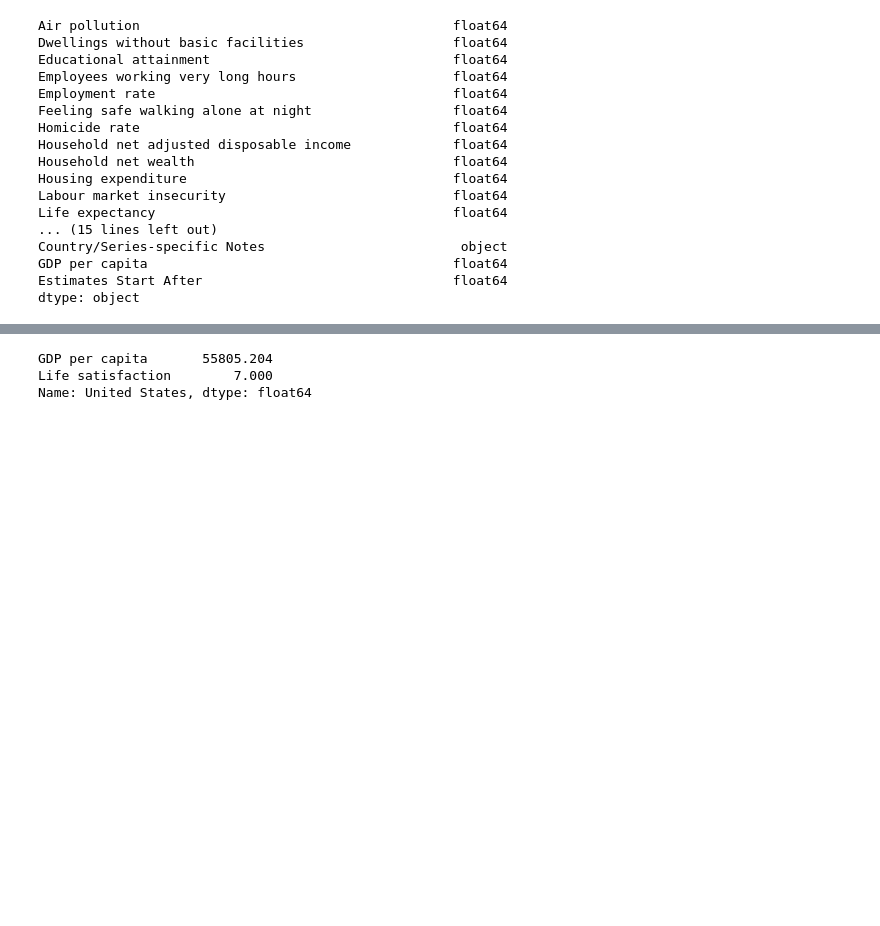
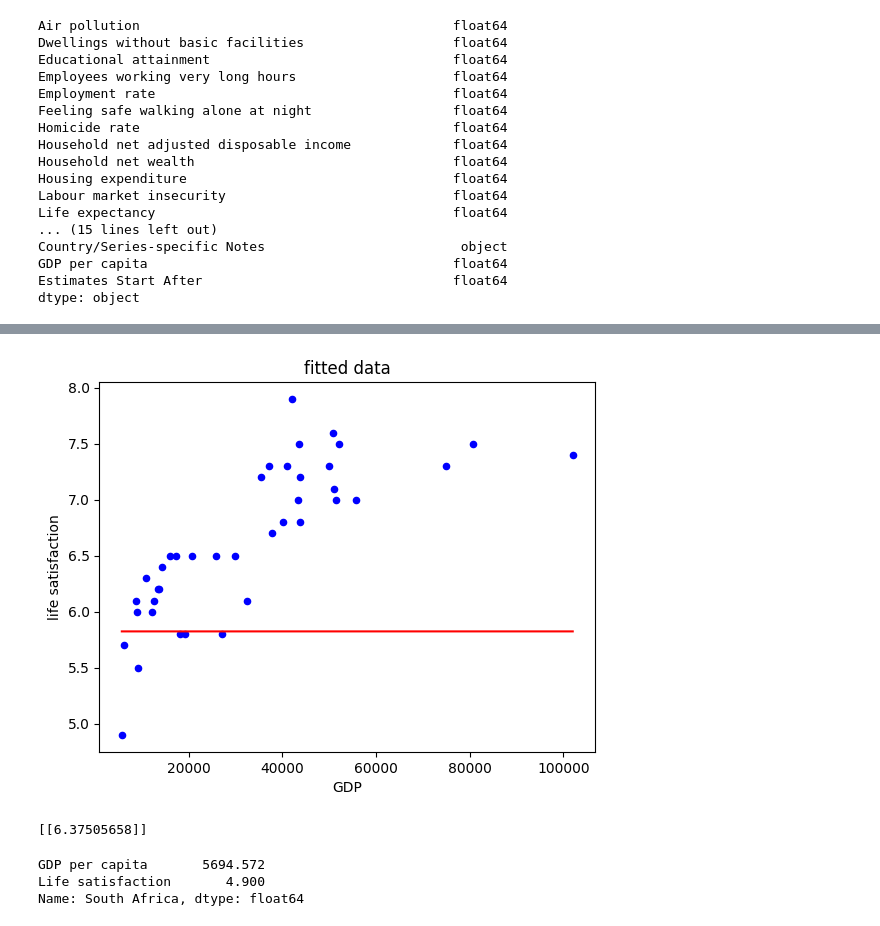
Before and after one commit to topollonaketsana/Hands-On-Machine-Learning-Projects, a Jupyter notebook: Introduction/Model_based_learning/ML - Life Satisfaction vs Money - Research based.ipynb, the cells around one changed output, grey strips where cells are left out. Drawn from its saved outputs; the diff is of its cells as text; code cells hidden in the pictures; blank space fills up the shorter version.

```diff
--- a/Introduction/Model_based_learning/ML - Life Satisfaction vs Money - Research based.ipynb
+++ b/Introduction/Model_based_learning/ML - Life Satisfaction vs Money - Research based.ipynb
@@ -181,7 +311,30 @@ plt.show ()
+# %%
+##
+fitted_y = model.predict(y)
+# %%
+## plot fitted
+country_stats.plot(kind= 'scatter', x= "GDP per capita", y= "Life satisfaction", color= 'blue')
+
+plt.plot(x, fitted_y, color= 'r')
+plt.title('fitted data')
+plt.xlabel('GDP')
+plt.ylabel('life satisfaction')
+
+
+
+plt.show ()
+# %% [output]
+[figure, added]
+# %%
+## predict new data point from trained model
+x_new = [[22587]]
+print(model.predict(x_new))
+# %% [output]
+[[6.37505658]]
 # %%
-# study single country or two..
-country_stats[["GDP per capita", 'Life satisfaction']].loc["United States"]
+## study single country
+country_stats[["GDP per capita", 'Life satisfaction']].loc["South Africa"]
 # %% [output]
-GDP per capita       55805.204
-Life satisfaction        7.000
-Name: United States, dtype: float64
+GDP per capita       5694.572
+Life satisfaction       4.900
+Name: South Africa, dtype: float64
```
Also changed, not shown: parts of 18 cells of this notebook, 5 other files.
